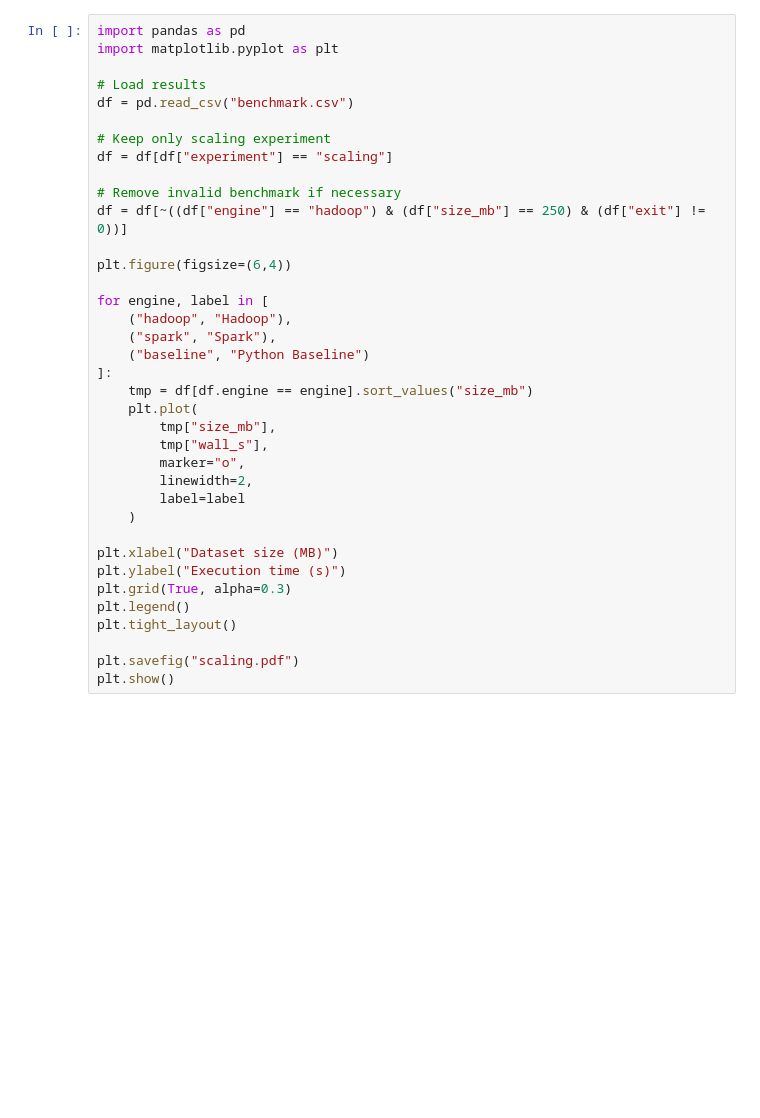
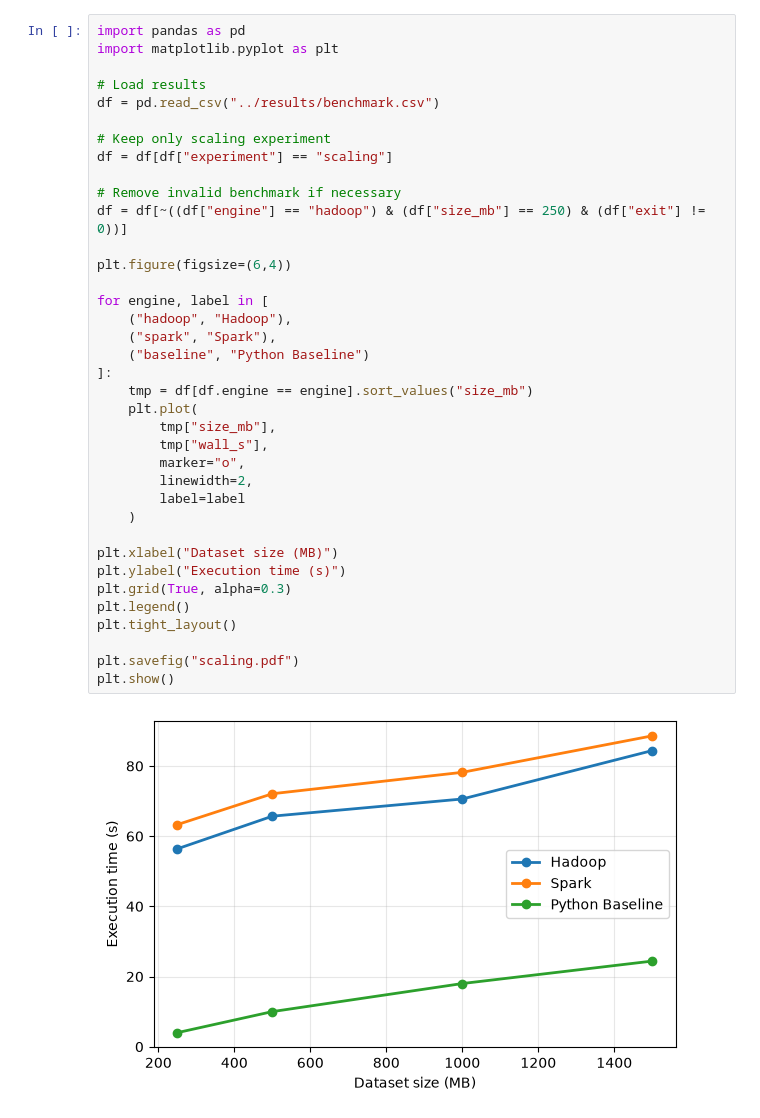
Before and after one commit to LBartalucci/Cloud-Computing-project, a Jupyter notebook: scripts/plots.ipynb, the cells around one changed output. Drawn from its saved outputs; the diff is of its cells as text; blank space fills up the shorter version.

Commit message:
plots for report

```diff
--- a/scripts/plots.ipynb
+++ b/scripts/plots.ipynb
@@ -3,38 +3,40 @@ import pandas as pd
 import matplotlib.pyplot as plt
 
 # Load results
-df = pd.read_csv("benchmark.csv")
+df = pd.read_csv("../results/benchmark.csv")
 
 # Keep only scaling experiment
 df = df[df["experiment"] == "scaling"]
 
 # Remove invalid benchmark if necessary
 df = df[~((df["engine"] == "hadoop") & (df["size_mb"] == 250) & (df["exit"] != 0))]
 
 plt.figure(figsize=(6,4))
 
 for engine, label in [
     ("hadoop", "Hadoop"),
     ("spark", "Spark"),
     ("baseline", "Python Baseline")
 ]:
     tmp = df[df.engine == engine].sort_values("size_mb")
     plt.plot(
         tmp["size_mb"],
         tmp["wall_s"],
         marker="o",
         linewidth=2,
         label=label
     )
 
 plt.xlabel("Dataset size (MB)")
 plt.ylabel("Execution time (s)")
 plt.grid(True, alpha=0.3)
 plt.legend()
 plt.tight_layout()
 
 plt.savefig("scaling.pdf")
 plt.show()
+# %% [output]
+[figure, added]
 # %%
 import pandas as pd
 import matplotlib.pyplot as plt
```
Also changed, not shown: parts of 2 cells of this notebook, 3 other files.
